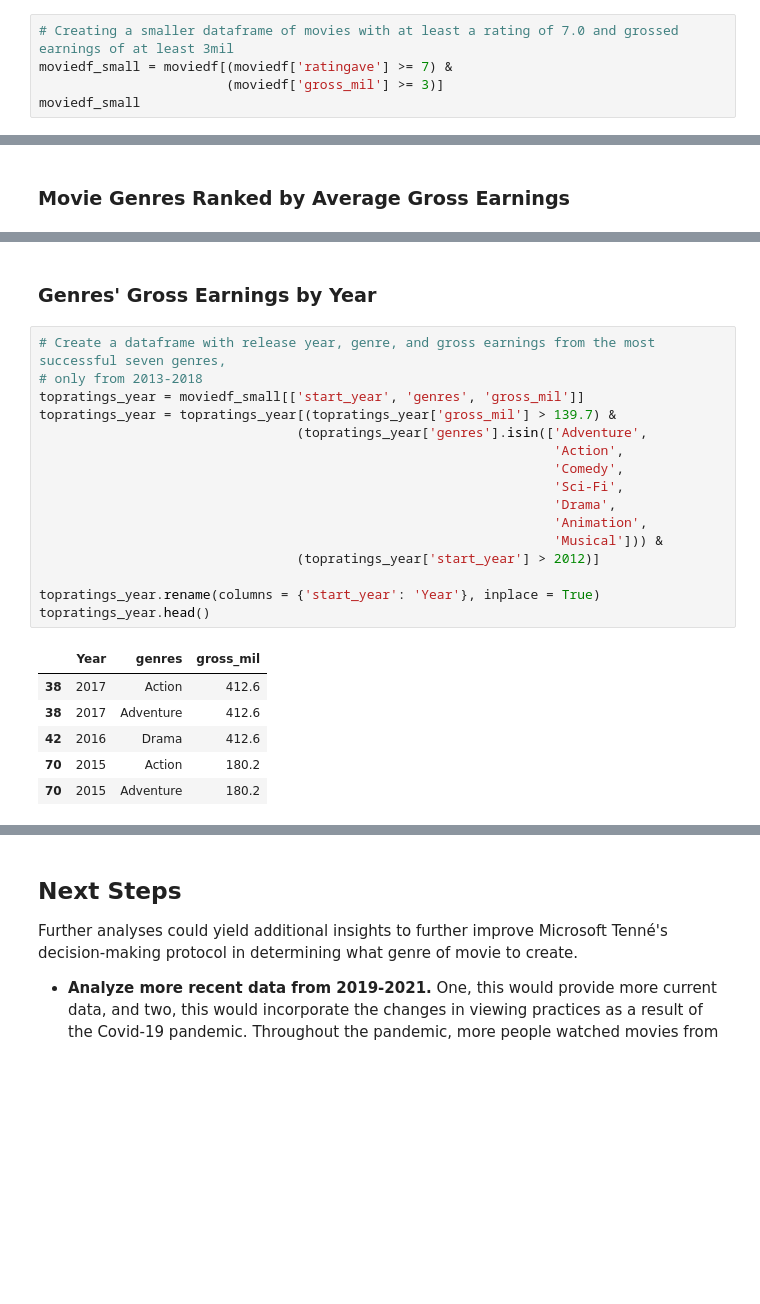
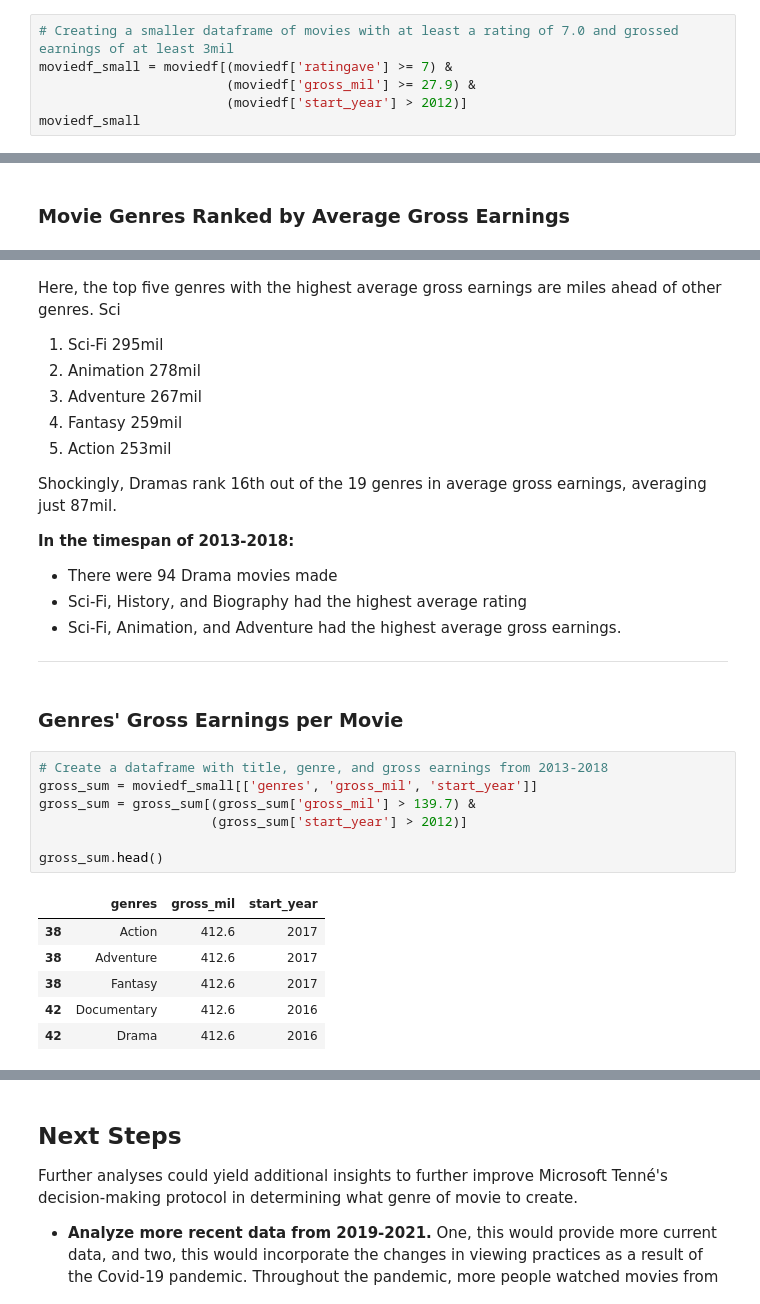
Before and after one commit to rfb-vibe/movie-studio-project, a Jupyter notebook: microsoft-tenne-project.ipynb, the cells around one changed output, grey strips where cells are left out. Saved outputs shown, nothing was run; the diff lists cells and outputs as text; blank space fills up the shorter version.

```diff
--- a/microsoft-tenne-project.ipynb
+++ b/microsoft-tenne-project.ipynb
@@ -237,7 +248,8 @@ moviedf.head()
 # %%
 # Creating a smaller dataframe of movies with at least a rating of 7.0 and grossed earnings of at least 3mil
 moviedf_small = moviedf[(moviedf['ratingave'] >= 7) &
-                        (moviedf['gross_mil'] >= 3)]
+                        (moviedf['gross_mil'] >= 27.9) &
+                        (moviedf['start_year'] > 2012)]
 moviedf_small
 # %% [output]
 |  | tconst | title | start_year | genres | gross_mil | ratingave |
@@ -420,25 +449,34 @@ Here we can visualize the gross earnings of each genre as comparted to other gen
+# %% [markdown]
+Here, the top five genres with the highest average gross earnings are miles ahead of other genres. Sci
+
+1. Sci-Fi	295mil
+2. Animation	278mil
+3. Adventure	267mil
+4. Fantasy	259mil
+5. Action	253mil
+
+Shockingly, Dramas rank 16th out of the 19 genres in average gross earnings, averaging just 87mil.
+
+
+**In the timespan of 2013-2018:**
+* There were 94 Drama movies made
+* Sci-Fi, History, and Biography had the highest average rating
+* Sci-Fi, Animation, and Adventure had the highest average gross earnings.
+
+***
 # %% [markdown]
-### Genres' Gross Earnings by Year
+### Genres' Gross Earnings per Movie
 # %%
-# Create a dataframe with release year, genre, and gross earnings from the most successful seven genres,
-# only from 2013-2018
-topratings_year = moviedf_small[['start_year', 'genres', 'gross_mil']]
-topratings_year = topratings_year[(topratings_year['gross_mil'] > 139.7) &
-                                 (topratings_year['genres'].isin(['Adventure',
-                                                                  'Action',
-                                                                  'Comedy',
-                                                                  'Sci-Fi',
-                                                                  'Drama',
-                                                                  'Animation',
-                                                                  'Musical'])) &
-                                 (topratings_year['start_year'] > 2012)]
+# Create a dataframe with title, genre, and gross earnings from 2013-2018
+gross_sum = moviedf_small[['genres', 'gross_mil', 'start_year']]
+gross_sum = gross_sum[(gross_sum['gross_mil'] > 139.7) &
+                      (gross_sum['start_year'] > 2012)]
 
-topratings_year.rename(columns = {'start_year': 'Year'}, inplace = True)
-topratings_year.head()
+gross_sum.head()
 # %% [output]
-|  | Year | genres | gross_mil |
-| 38 | 2017 | Action | 412.6 |
-| 38 | 2017 | Adventure | 412.6 |
-| 42 | 2016 | Drama | 412.6 |
-| 70 | 2015 | Action | 180.2 |
-| 70 | 2015 | Adventure | 180.2 |
+|  | genres | gross_mil | start_year |
+| 38 | Action | 412.6 | 2017 |
+| 38 | Adventure | 412.6 | 2017 |
+| 38 | Fantasy | 412.6 | 2017 |
+| 42 | Documentary | 412.6 | 2016 |
+| 42 | Drama | 412.6 | 2016 |
```
Also changed, not shown: parts of 31 cells of this notebook.
